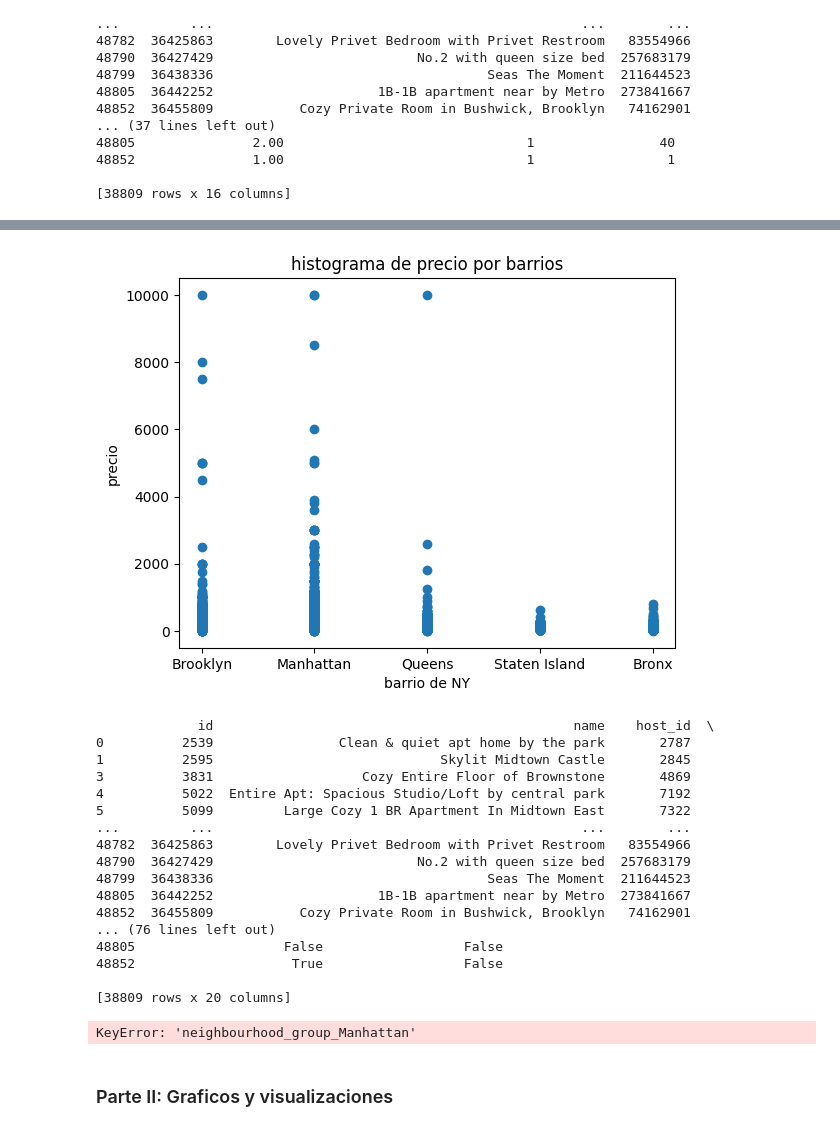
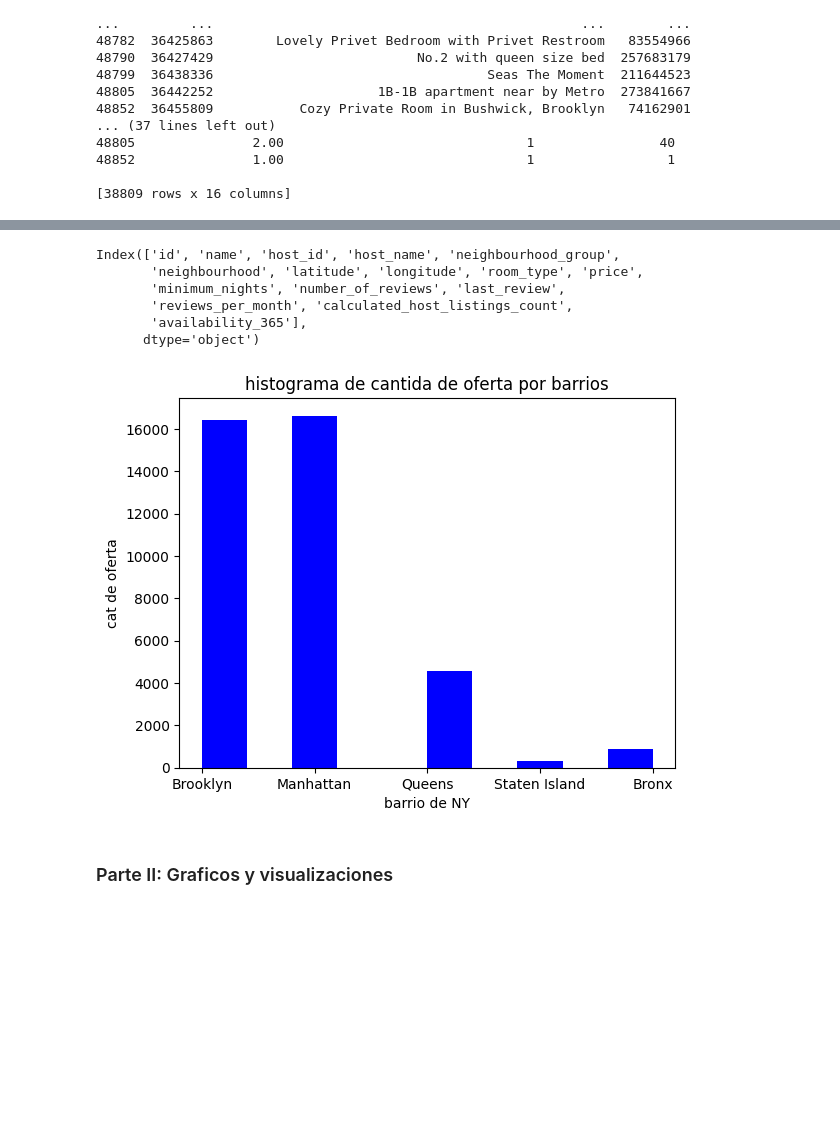
Before and after one commit to AngelaNavajas/CC408-T1-4, a Jupyter notebook: TP2 probar/TP2/TP2.ipynb, the cells around one changed output, grey strips where cells are left out. Saved outputs shown, nothing was run; the diff lists cells and outputs as text; code cells hidden in the pictures; blank space fills up the shorter version.

Commit message:
agregue lo de eliminar columnas y cambie el nombre del dataframe

```diff
--- a/TP2 probar/TP2/TP2.ipynb
+++ b/TP2 probar/TP2/TP2.ipynb
@@ -39,9 +36,9 @@ from sklearn.linear_model import LinearRegression
 # %%
 # base tizi
-base_airbnb = pd.read_csv(r"C:\Users\tizip\OneDrive\Documentos\Tizi UdeSA\8- Ciencia de datos\CC408-T1-4\TP2 probar\TP2\Base Airbnb NY.csv")
-print(base_airbnb)
-
-#base angie
+#base_airbnb = pd.read_csv(r"C:\Users\tizip\OneDrive\Documentos\Tizi UdeSA\8- Ciencia de datos\CC408-T1-4\TP2 probar\TP2")
+# base angie
+primera_base_airbnb = pd.read_csv(r'/Users/angelanavajas/Desktop/Ciencia de datos/TP1/CC408-T1-4/TP2 probar/TP2/Base Airbnb NY.csv')
+print(primera_base_airbnb)
 # %% [output]
              id                                               name   host_id  \
 0          2539                 Clean & quiet apt home by the park      2787
@@ -62,7 +59,7 @@ print(base_airbnb)
 [48905 rows x 16 columns]
 # %%
 #elimino datos
-base_airbnb_completa = base_airbnb.dropna()
+base_airbnb_completa = primera_base_airbnb.dropna()
 #elimino datos duplicados
 base_airbnb_limpia = base_airbnb_completa.drop_duplicates()
 print(base_airbnb_limpia)
@@ -105,2 +107,12 @@ base_sin_columnasx
 # %%
 # la opcional
+# %%
+nombres_columnas = base_airbnb_limpia.columns
+print(nombres_columnas)
+# %% [output]
+Index(['id', 'name', 'host_id', 'host_name', 'neighbourhood_group',
+       'neighbourhood', 'latitude', 'longitude', 'room_type', 'price',
+       'minimum_nights', 'number_of_reviews', 'last_review',
+       'reviews_per_month', 'calculated_host_listings_count',
+       'availability_365'],
+      dtype='object')
@@ -107,11 +121,9 @@ base_sin_columnasx
 # %%
 #  vemos la distribucion de datos por columna
-x = base_airbnb_limpia["neighbourhood_group"]
-y = base_airbnb_limpia["price"]
-plt.scatter(x, y)
-plt.title("histograma de precio por barrios")
+plt.hist(base_airbnb_limpia["neighbourhood_group"], color="blue")
+plt.title("histograma de cantida de oferta por barrios")
 plt.xlabel("barrio de NY")
-plt.ylabel("precio")
+plt.ylabel("cat de oferta")
 plt.show()
 # %% [output]
-[figure, old version]
+[figure, new version]
@@ -120,32 +130,3 @@ plt.show()
-# %%
-# convierto variable categorica en una dummy
-
-# Aplicar One-Hot Encoding
-data_encoded = pd.get_dummies(base_airbnb_limpia, columns = ['neighbourhood_group', "room_type"], drop_first = True)
-print(data_encoded)
-
-base_airbnb_limpia = base_airbnb_limpia["neighbourhood_group_Manhattan"].astype(int)
-
-print(base_airbnb_limpia)
-# %% [output]
-             id                                              name    host_id  \
-0          2539                Clean & quiet apt home by the park       2787
-1          2595                             Skylit Midtown Castle       2845
-3          3831                   Cozy Entire Floor of Brownstone       4869
-4          5022  Entire Apt: Spacious Studio/Loft by central park       7192
-5          5099         Large Cozy 1 BR Apartment In Midtown East       7322
-...         ...                                               ...        ...
-48782  36425863        Lovely Privet Bedroom with Privet Restroom   83554966
-48790  36427429                          No.2 with queen size bed  257683179
-48799  36438336                                   Seas The Moment  211644523
-48805  36442252                     1B-1B apartment near by Metro  273841667
-48852  36455809           Cozy Private Room in Bushwick, Brooklyn   74162901
-... (76 lines left out)
-48805                   False                  False
-48852                    True                  False
-
-[38809 rows x 20 columns]
-KeyError: 'neighbourhood_group_Manhattan'
 # %% [markdown]
 ### Parte II: Graficos y visualizaciones
 # %% [markdown]
```
Also changed, not shown: parts of 5 cells of this notebook, 1 other file.
